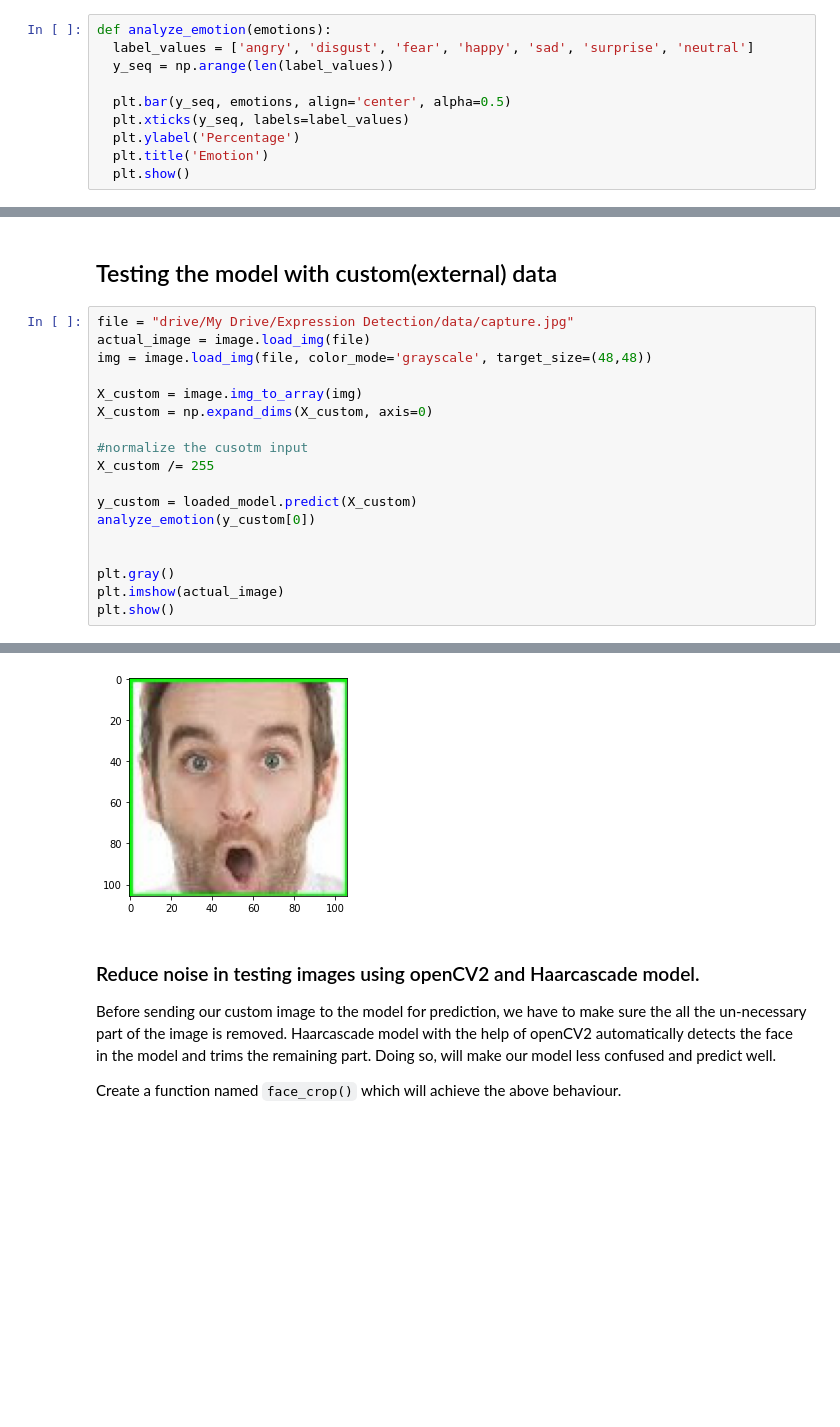
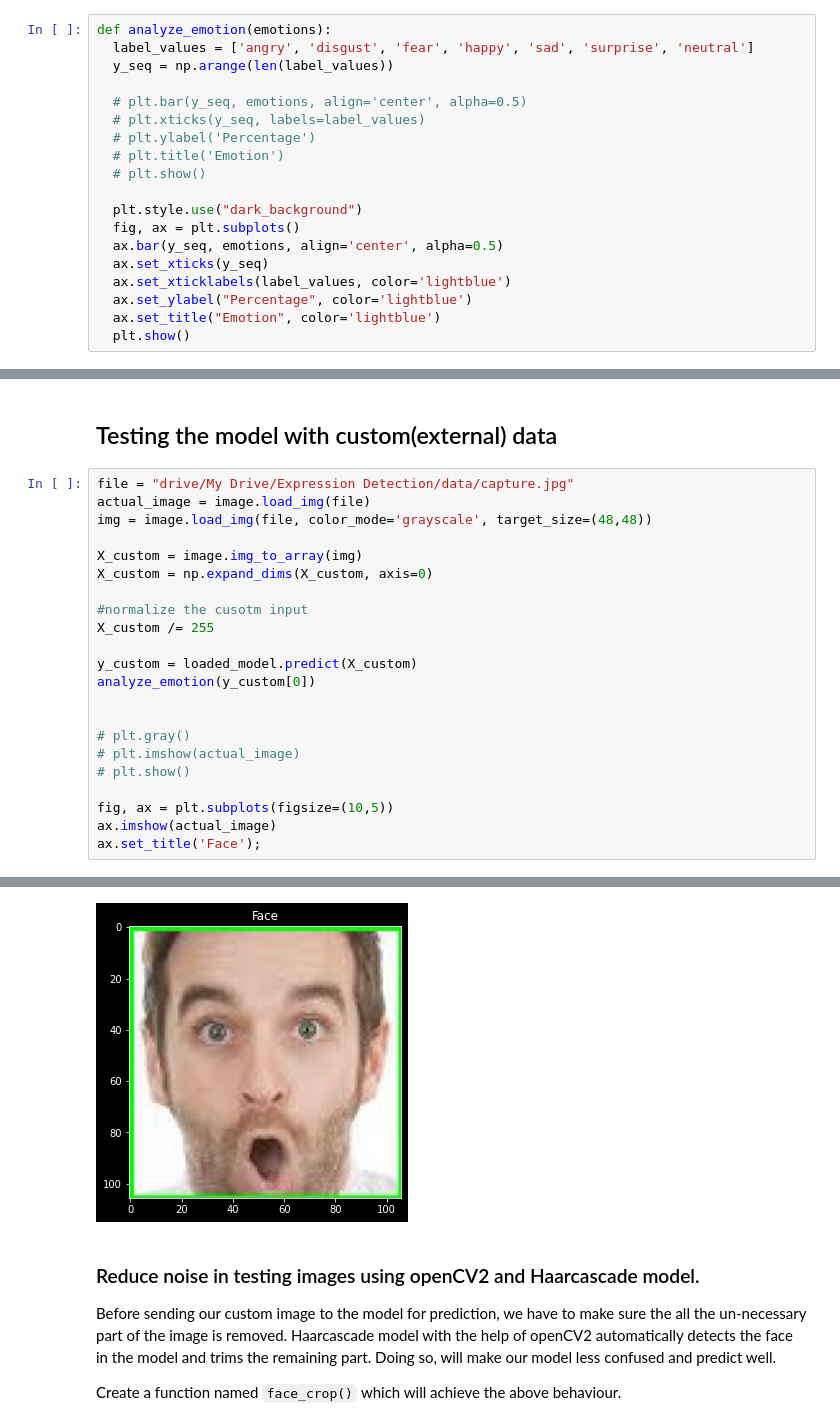
Before and after one commit to BharatKammakatla/Facial-Expression-Detection, a Jupyter notebook: Expression_Detection.ipynb, the cells around one changed output, grey strips where cells are left out. Cells and saved outputs as stored; diff of their text form; blank space fills up the shorter version.

```diff
--- a/Expression_Detection.ipynb
+++ b/Expression_Detection.ipynb
@@ -414,10 +408,19 @@ def analyze_emotion(emotions):
   label_values = ['angry', 'disgust', 'fear', 'happy', 'sad', 'surprise', 'neutral']
   y_seq = np.arange(len(label_values))
 
-  plt.bar(y_seq, emotions, align='center', alpha=0.5)
-  plt.xticks(y_seq, labels=label_values)
-  plt.ylabel('Percentage')
-  plt.title('Emotion')
+  # plt.bar(y_seq, emotions, align='center', alpha=0.5)
+  # plt.xticks(y_seq, labels=label_values)
+  # plt.ylabel('Percentage')
+  # plt.title('Emotion')
+  # plt.show()
+
+  plt.style.use("dark_background")
+  fig, ax = plt.subplots()
+  ax.bar(y_seq, emotions, align='center', alpha=0.5)
+  ax.set_xticks(y_seq)
+  ax.set_xticklabels(label_values, color='lightblue')
+  ax.set_ylabel("Percentage", color='lightblue')
+  ax.set_title("Emotion", color='lightblue')
   plt.show()
 # %% [markdown]
 ### Confusion Matrix
@@ -468,7 +471,11 @@ y_custom = loaded_model.predict(X_custom)
 analyze_emotion(y_custom[0])
 
 
-plt.gray()
-plt.imshow(actual_image)
-plt.show()
+# plt.gray()
+# plt.imshow(actual_image)
+# plt.show()
+
+fig, ax = plt.subplots(figsize=(10,5))
+ax.imshow(actual_image)
+ax.set_title('Face');
 # %% [output]
@@ -476,4 +483,4 @@ plt.show()
-[figure, old version]
+[figure, new version]
 # %% [markdown]
 ### Reduce noise in testing images using openCV2 and Haarcascade model.
 
```
Also changed, not shown: parts of 8 cells of this notebook.
